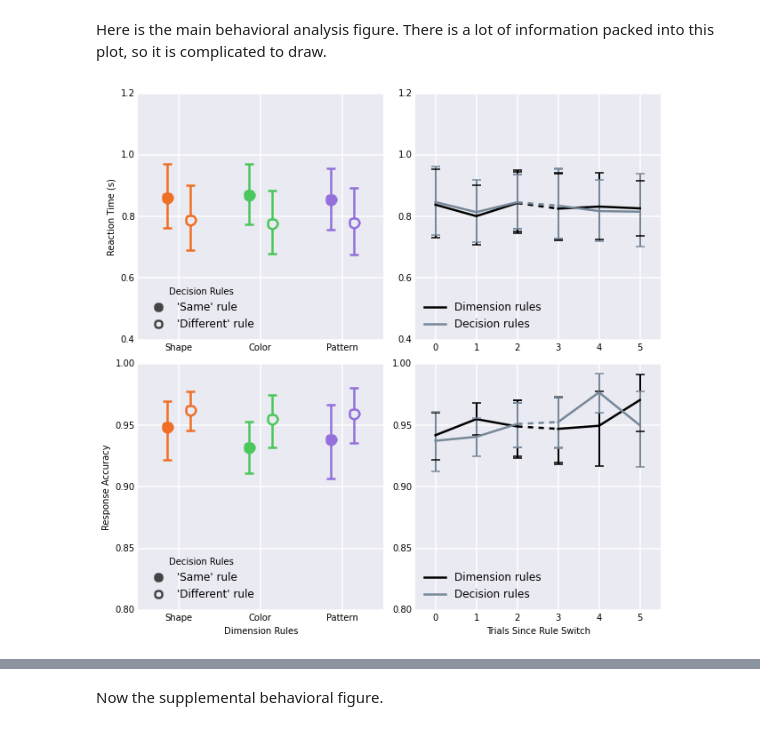
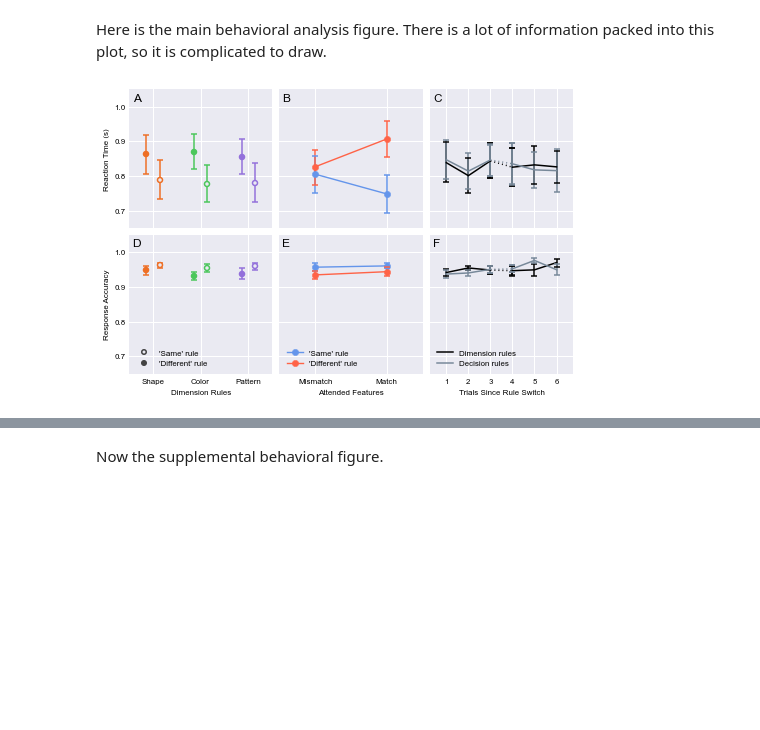
Before and after one commit to WagnerLabPapers/Waskom_JNeurosci_2014, a Jupyter notebook: Main_Analysis.ipynb, the cells around one changed output, grey strips where cells are left out. Drawn from its saved outputs; the diff is of its cells as text; code cells hidden in the pictures; blank space fills up the shorter version.

```diff
--- a/Main_Analysis.ipynb
+++ b/Main_Analysis.ipynb
@@ -611,18 +660,23 @@ Here is the main behavioral analysis figure. There is a lot of information packe
 # Set up variables shared across subplots
 dfs = [behav_df, behav_full]
 measures = ["rt", "correct"]
-agg_funcs = [median, mean]
-xlabels = ["Dimension Rules", "Trials Since Rule Switch"]
+agg_funcs = [median, mean, mean]
+ci = 68
+xlabels = ["Dimension Rules", "Attended Features", "Trials Since Rule Switch"]
 ylabels = ["Reaction Time (s)", "Response Accuracy"]
-xlims = [[-.5, 2.5], [-.5, 5.5]]
-ylims = [[.4, 1.2], [.8, 1]]
-yticks = 5
-err_kws = dict(elinewidth=2, capsize=5, mew=1.5, zorder=2)
-ms, mew, lw, capsize = 11, 2.5, 2.5, 5
+xticks = [range(3), range(2), range(1, 7)]
+xticklabels = [["Shape", "Color", "Pattern"], ["Mismatch", "Match"], range(1, 7)]
+xlims = [[-.5, 2.5], [-.5, 1.5], [.25, 6.75]]
+ylims = [[.65, 1.05], [.65, 1.05]]
+yticks = [[.7, 1, 4], [.7, 1, 4]]
+err_kws = dict(elinewidth=1.5, capsize=3, mew=1.5)
+ms, mew, lw, capsize = 5, 1.5, 1.5, 3
 lag_colors = dict(Dimension="black", Decision="lightslategray")
+text_offset = (0.0075, -0.01)
+text_size = 12
 
 # Draw each plot
-f, axes = subplots(2, 2, figsize=(9, 9))
+f, axes = subplots(2, 3, figsize=(6.85, 4.6))
 for i in range(2):
 
     # First analyze RT/accuracy analysis sorted by rule types
@@ -632,53 +686,86 @@ for i in range(2):
         pivots.append(np.array(pivot))
     pivots = np.array(pivots, float)
     means = pivots.mean(axis=0)
-    cis = moss.ci(moss.bootstrap(pivots, axis=0), 95, axis=0)
+    cis = moss.ci(moss.bootstrap(pivots, axis=0), ci, axis=0)
 
     # Plot the above results in plot columns
     ax = axes[i, 0]
     for dim in range(3):
         color = rule_colors["dim"][dim]
         for dec in range(2):
             x = dim + (dec - .5) / 3.5
             y = means[dim, dec]
             yerr = sns.ci_to_errsize(cis[:, dim, dec], y)
             mfc = ax.get_axis_bgcolor() if dec else color
             ax.errorbar(x, y, yerr, ecolor=color, lw=lw, mew=mew, ms=ms,
                         mfc=mfc, capsize=capsize, marker="o", mec=color)
 
     # Draw two plots out of the axis range to support the legend
     for j, rule in enumerate(["Same", "Different"]):
-        ax.plot(-1, -1, "o", color="#444444", mec="#444444", ms=ms-3,
-                mfc=["#444444", "none"][j], mew=mew, label="'%s' rule" % rule)
-    ax.set_xticks(range(3))
-    ax.set_xticklabels(["Shape", "Color", "Pattern"])
+        ax.plot(-1, -1, "o", color="#444444", mec="#444444", ms=ms * .9,
+                mfc=["none", "#444444"][j], mew=mew, label="'%s' rule" % rule)
+
+    # Next plot the decision rule by feature matching analysis
+    pivots = []
+    for subj, df_subj in dfs[i].groupby("subj"):
+        pivot = pd.pivot_table(df_subj, measures[i], "attend_match", "dec_rule", agg_funcs[i])
+        pivots.append(np.array(pivot))
+    pivots = np.array(pivots, float)
+    means = pivots.mean(axis=0)
+    cis = moss.ci(moss.bootstrap(pivots, axis=0), ci, axis=0)
+
+    ax  = axes[i, 1]
+    for k, rule in enumerate(["Same", "Different"]):
+        color = rule_colors["dec"][k]
+        x = np.array([0, 1])
+        sns.tsplot(x, pivots[..., 1 - k], "ci_bars", ci=ci, color=color, ax=ax,
+                   marker="o", mec=color, label="'%s' rule" % rule,
+                   err_kws=dict(lw=lw, mew=mew, ms=ms, mfc=color, capsize=capsize))
 
     # Now do the analysis as a function of rule switching
     for j, ruleset in enumerate(["Dimension", "Decision"]):
         color = lag_colors[ruleset]
-        lag_pivot = pd.pivot_table(dfs[i], measures[i], "subj", ruleset[:3].lower() + "_shift_lag", agg_funcs[i])
-        ts_kws =  dict(err_style="ci_bars", color=color, ci=95,
-                       lw=lw, err_kws=err_kws, zorder=2, ax=axes[i, 1])
-        sns.tsplot([0, 1, 2], lag_pivot.loc[:, :2], **ts_kws)
-        sns.tsplot([2, 3], lag_pivot.loc[:, (2, 3)], linestyle="--", **ts_kws)
-        sns.tsplot([3, 4, 5], lag_pivot.loc[:, 3:5], label=ruleset + " rules", **ts_kws)
+        pivot_cols = ruleset[:3].lower() + "_shift_lag"
+        lag_pivot = pd.pivot_table(dfs[i], measures[i], "subj", pivot_cols, agg_funcs[i])
+        ts_kws =  dict(err_style="ci_bars", color=color, ci=ci,
+                       lw=lw, err_kws=err_kws, ax=axes[i, 2])
+        sns.tsplot([1, 2, 3], lag_pivot.loc[:, :2], **ts_kws)
+        sns.tsplot([3, 4], lag_pivot.loc[:, (2, 3)], linestyle=":", **ts_kws)
+        sns.tsplot([4, 5, 6], lag_pivot.loc[:, 3:5], label=ruleset + " rules", **ts_kws)
 
     # Finally, iterate through the plots and set more supporting variables
-    for j in range(2):
+    for j in range(3):
         ax = axes[i, j]
+        yticks_ = np.linspace(*yticks[i])
+        ax.set_xticks(xticks[j])
+        ax.set_yticks(yticks_)
         ax.set_xlim(*xlims[j])
-        ax.set_ylim(*ylims[i])
-        ax.set_yticks(linspace(*ylims[i] + [yticks]))
+        ax.set_ylim(ylims[i])
         if i:
             ax.set_xlabel(xlabels[j])
+            ax.set_xticklabels(xticklabels[j])
+        else:
+            ax.set_xticklabels([])
         if not j:
             ax.set_ylabel(ylabels[i])
-        title = ["Decision Rules", ""][j]
-        ax.legend(frameon=False, loc=3, numpoints=1, title=title)
+            ax.set_yticklabels(yticks_)
+        else:
+            ax.set_yticklabels([])
+        if i:
+            ax.legend(loc="lower left")
+
 f.tight_layout()
-f.subplots_adjust(bottom=.08)
+f.subplots_adjust(wspace=.05, hspace=.05)
+
+# Label the facets
+for ax, s in zip(f.axes, "ABCDEF"):
+    (x, _), (_, y) = ax.bbox.transformed(f.transFigure.inverted()).get_points()
+    x += text_offset[0]
+    y += text_offset[1]
+    f.text(x, y, s, size=text_size, ha="left", va="top")
+
 save_figure(f, "figure_2")
 # %% [output]
-[figure, old version]
+[figure, new version]
 # %% [markdown]
 <div style="width:585px;padding-left:120px" align="justify">
```
Also changed, not shown: parts of 39 cells of this notebook, 7 other files.
